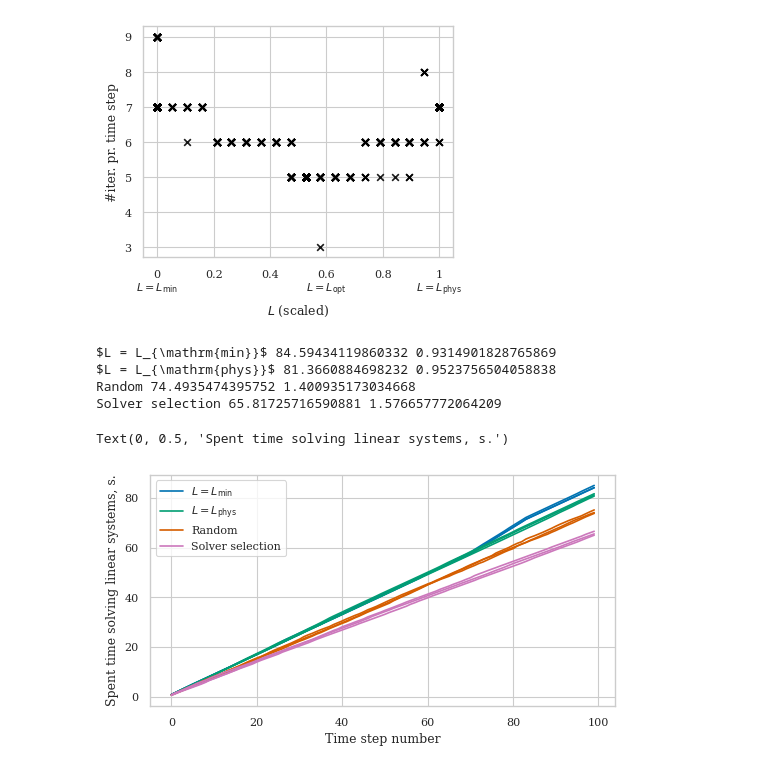
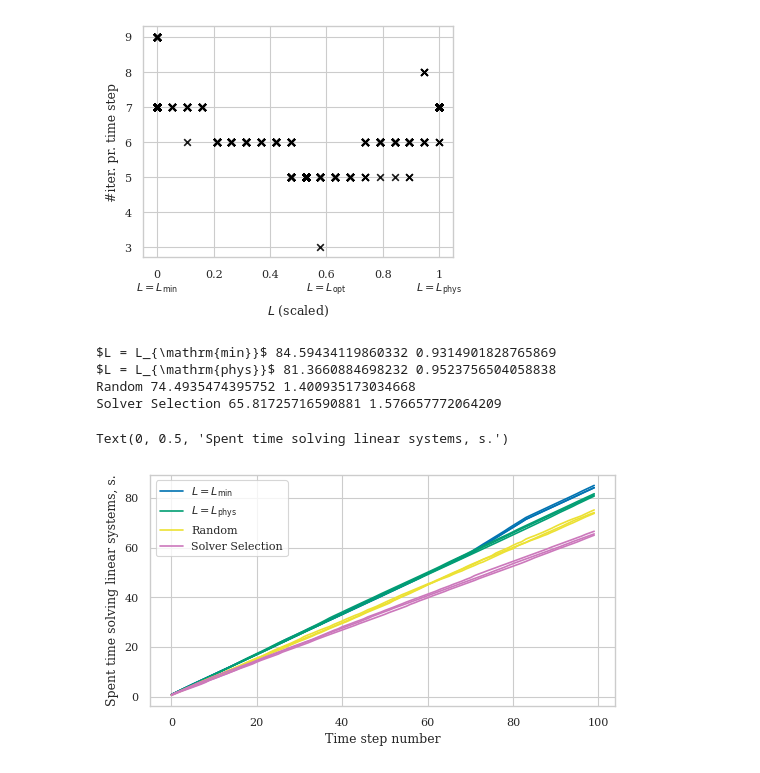
Before and after one commit to Yuriyzabegaev/solver_selector, a Jupyter notebook: examples/1/results_1_poro.ipynb, the cells around one changed output. Cells and saved outputs as stored; diff of their text form; code cells hidden in the pictures.

```diff
--- a/examples/1/results_1_poro.ipynb
+++ b/examples/1/results_1_poro.ipynb
@@ -41,12 +41,18 @@ data = {
     r"$L = L_{\mathrm{min}}$": load_data("poro_l0", n_newest=NUM_SIMS),
     r"$L = L_{\mathrm{phys}}$": load_data("poro_l1", n_newest=NUM_SIMS),
     "Random": load_data("poro_lrandom", n_newest=NUM_SIMS),
-    "Solver selection": load_data("poro_ldynamic", n_newest=NUM_SIMS),
+    "Solver Selection": load_data("poro_ldynamic", n_newest=NUM_SIMS),
 
     # "Solver selection": load_data("poro_ldynamic", n_newest=NUM_SIMS),
     # "Standard exploration": load_data("../3_medium//poro_eps_default", n_newest=NUM_SIMS),
 }
 
+COLORS = {
+    r"$L = L_{\mathrm{min}}$": 'C0',
+    r"$L = L_{\mathrm{phys}}$": 'C1',
+    'Solver Selection': 'C3',
+    'Random': 'C4',
+}
 
 save_media_path = Path("media")
 save_media_path.mkdir(exist_ok=True)
@@ -145,34 +144,32 @@ plt.show()
 # %% [output]
 [figure]
 # %%
-color_iter = -1
 plt.figure(figsize=(6, 3))
 for name, values in data.items():
     results = [make_solve_linear_system_time(perf, converged=CONVERGED) for perf in values]
     x = np.arange(len(results[0]))
     if USE_SIMULATED_TIME:
         x = make_simulation_time(values[0], converged=CONVERGED) / MINUTE
-    color_iter += 1
     make_label = True
     total = []
     for result in results:
         result = np.cumsum(result)
         total.append(result[-1])
         if make_label:
-            plt.plot(x, result, color=f"C{color_iter}", label=name)
+            plt.plot(x, result, color=COLORS[name], label=name)
             make_label = False
         else:
-            plt.plot(x, result, color=f"C{color_iter}")
+            plt.plot(x, result, color=COLORS[name])
     print(name, np.mean(total), np.max(total) - np.min(total))
 
 plt.legend()
 plt.xlabel(X_LABEL)
 plt.ylabel("Spent time solving linear systems, s.")
 # %% [output]
 $L = L_{\mathrm{min}}$ 84.59434119860332 0.9314901828765869
 $L = L_{\mathrm{phys}}$ 81.3660884698232 0.9523756504058838
 Random 74.4935474395752 1.400935173034668
-Solver selection 65.81725716590881 1.576657772064209
+Solver Selection 65.81725716590881 1.576657772064209
 Text(0, 0.5, 'Spent time solving linear systems, s.')
-[figure, old version]
+[figure, new version]
 # %%
```
Also changed, not shown: parts of 4 cells of this notebook, 4 other files.
